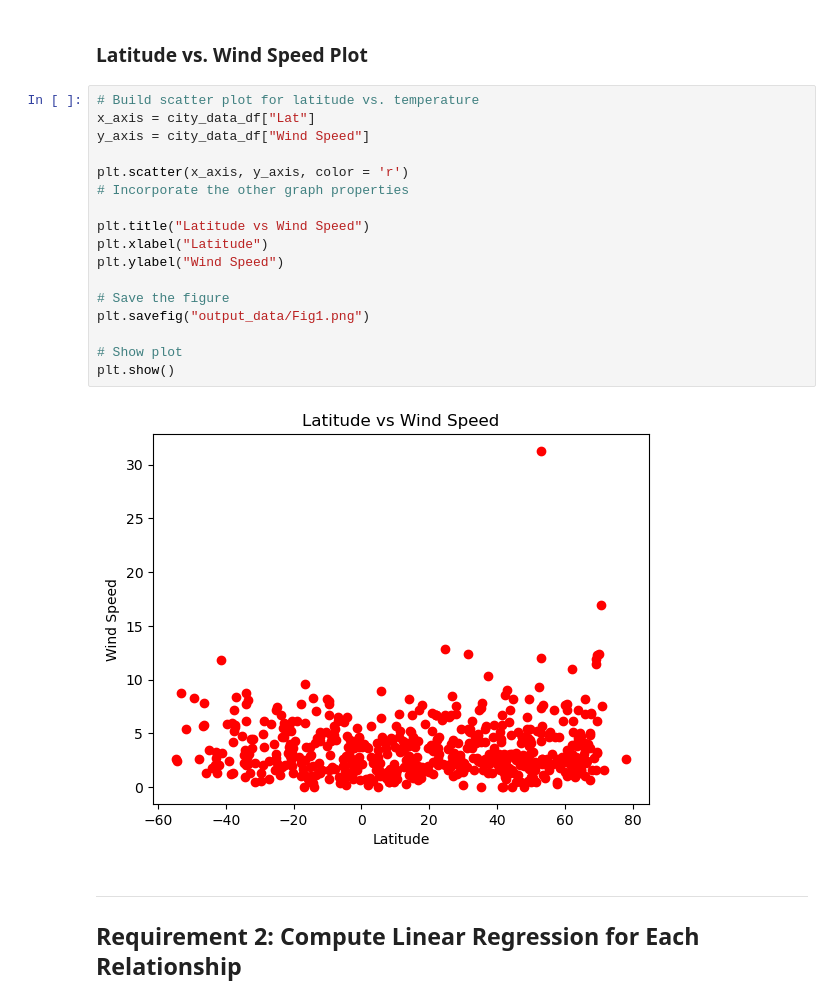
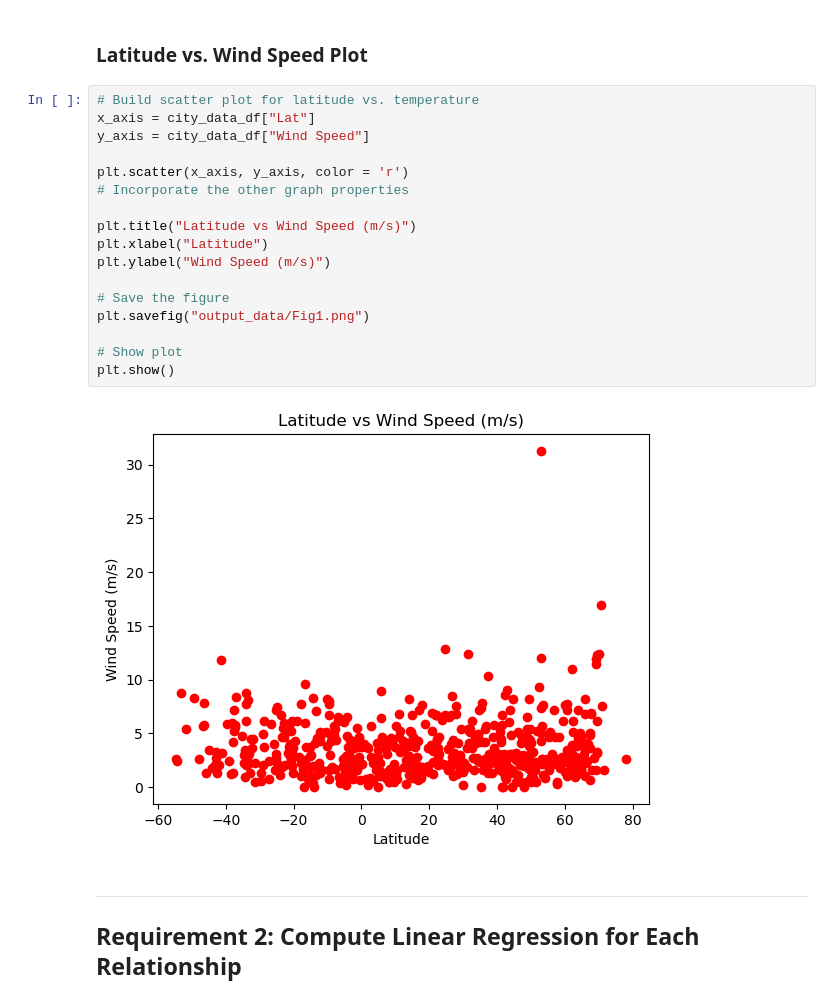
Before and after one commit to linderkm/python-api-challenge, a Jupyter notebook: weatherpy/WeatherPy.ipynb, the cells around one changed output. Cells and saved outputs as stored; diff of their text form.

```diff
--- a/weatherpy/WeatherPy.ipynb
+++ b/weatherpy/WeatherPy.ipynb
@@ -270,22 +270,22 @@ plt.show()
 # %%
 # Build scatter plot for latitude vs. temperature
 x_axis = city_data_df["Lat"]
 y_axis = city_data_df["Wind Speed"]
 
 plt.scatter(x_axis, y_axis, color = 'r')
 # Incorporate the other graph properties
 
-plt.title("Latitude vs Wind Speed")
+plt.title("Latitude vs Wind Speed (m/s)")
 plt.xlabel("Latitude")
-plt.ylabel("Wind Speed")
+plt.ylabel("Wind Speed (m/s)")
 
 # Save the figure
 plt.savefig("output_data/Fig1.png")
 
 # Show plot
 plt.show()
 # %% [output]
-[figure, old version]
+[figure, new version]
 # %% [markdown]
 ---
 
```
Also changed, not shown: parts of 6 cells of this notebook, 3 other files.
